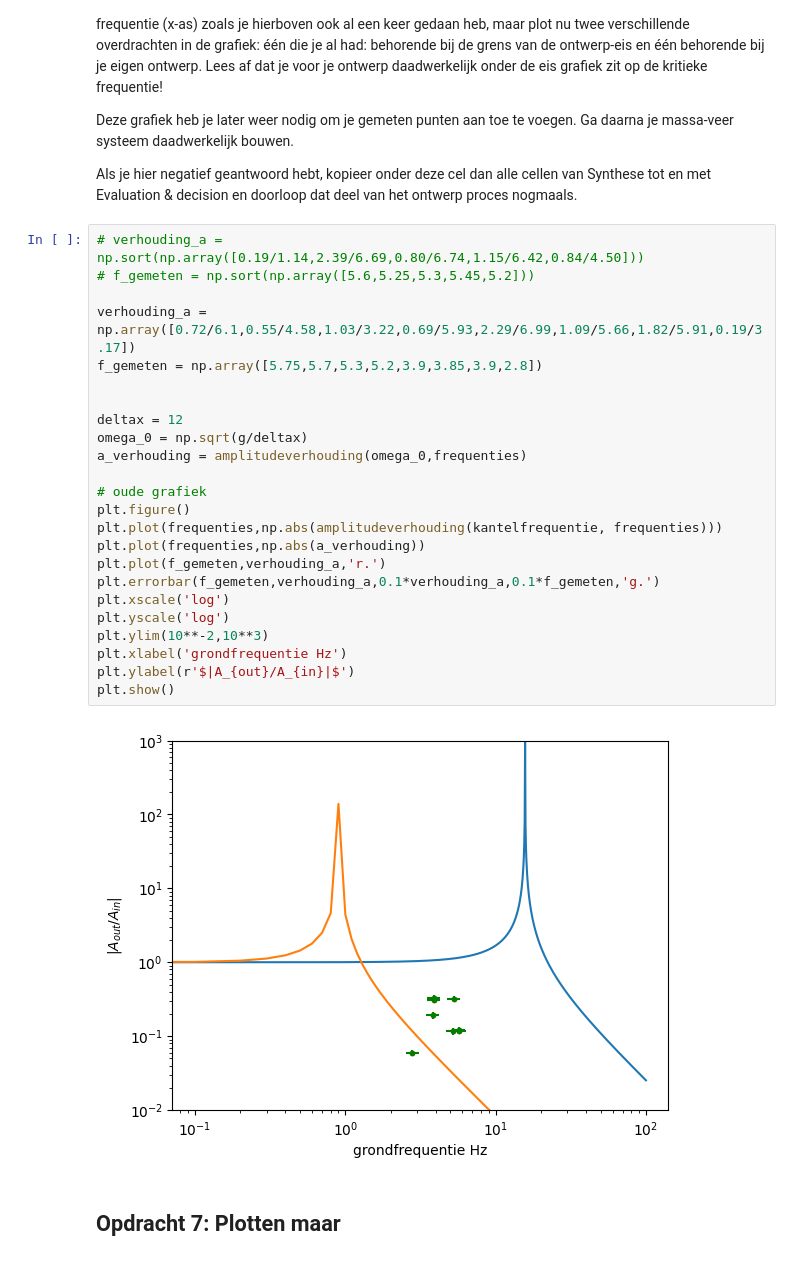
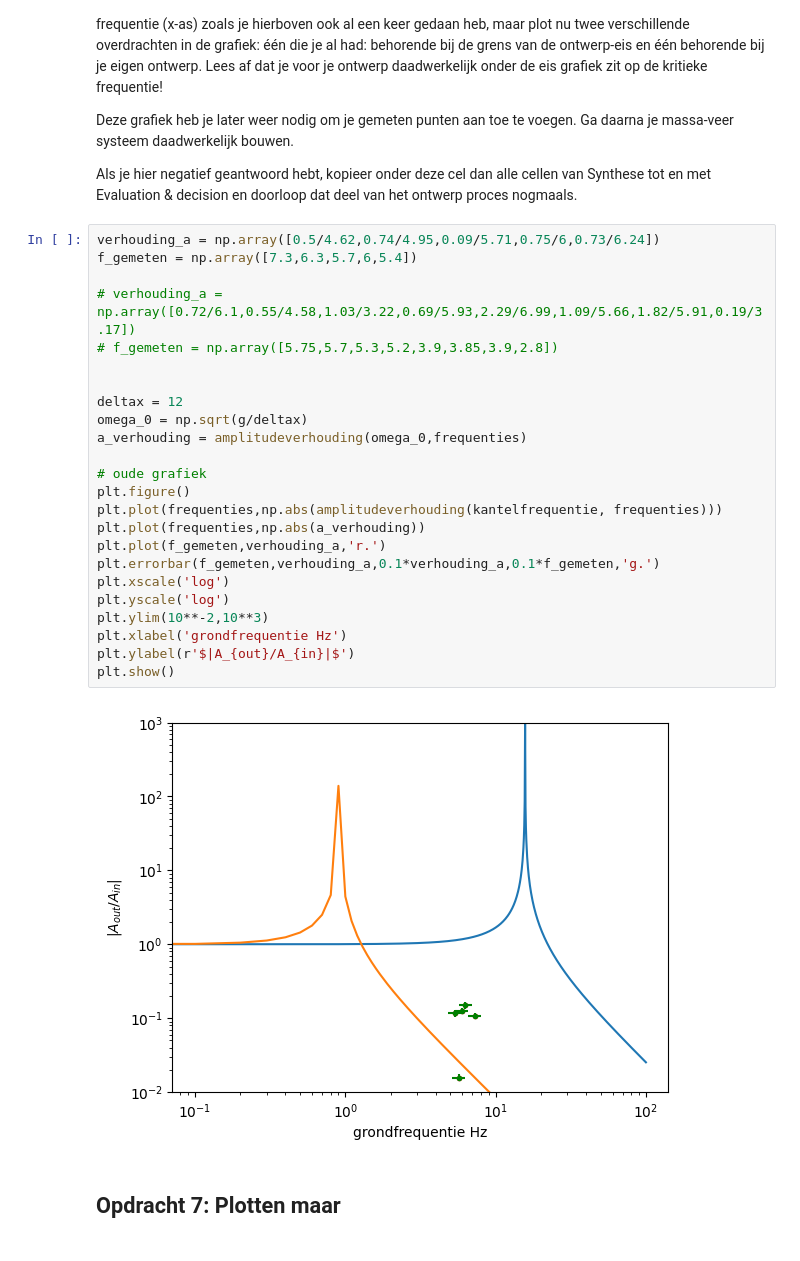
Before and after one commit to sjiemen/DEF_opdrachten_fork, a Jupyter notebook: FysiekeOntwerpopdrachten/5MaakEenOpstellingTrillingsvrij/Ontwerpopdracht5MaakEenOpstellingTrillingsvrijInvulTemplate.ipynb, the cells around one changed output. Cells and saved outputs as stored; diff of their text form.

```diff
--- a/FysiekeOntwerpopdrachten/5MaakEenOpstellingTrillingsvrij/Ontwerpopdracht5MaakEenOpstellingTrillingsvrijInvulTemplate.ipynb
+++ b/FysiekeOntwerpopdrachten/5MaakEenOpstellingTrillingsvrij/Ontwerpopdracht5MaakEenOpstellingTrillingsvrijInvulTemplate.ipynb
@@ -144,31 +144,31 @@ Deze grafiek heb je later weer nodig om je gemeten punten aan toe te voegen. Ga
 
 Als je hier negatief geantwoord hebt, kopieer onder deze cel dan alle cellen van Synthese tot en met Evaluation & decision en doorloop dat deel van het ontwerp proces nogmaals.
 # %%
-# verhouding_a = np.sort(np.array([0.19/1.14,2.39/6.69,0.80/6.74,1.15/6.42,0.84/4.50]))
-# f_gemeten = np.sort(np.array([5.6,5.25,5.3,5.45,5.2]))
+verhouding_a = np.array([0.5/4.62,0.74/4.95,0.09/5.71,0.75/6,0.73/6.24])
+f_gemeten = np.array([7.3,6.3,5.7,6,5.4])
 
-verhouding_a = np.array([0.72/6.1,0.55/4.58,1.03/3.22,0.69/5.93,2.29/6.99,1.09/5.66,1.82/5.91,0.19/3.17])
-f_gemeten = np.array([5.75,5.7,5.3,5.2,3.9,3.85,3.9,2.8])
+# verhouding_a = np.array([0.72/6.1,0.55/4.58,1.03/3.22,0.69/5.93,2.29/6.99,1.09/5.66,1.82/5.91,0.19/3.17])
+# f_gemeten = np.array([5.75,5.7,5.3,5.2,3.9,3.85,3.9,2.8])
 
 
 deltax = 12
 omega_0 = np.sqrt(g/deltax)
 a_verhouding = amplitudeverhouding(omega_0,frequenties)
 
 # oude grafiek
 plt.figure()
 plt.plot(frequenties,np.abs(amplitudeverhouding(kantelfrequentie, frequenties)))
 plt.plot(frequenties,np.abs(a_verhouding))
 plt.plot(f_gemeten,verhouding_a,'r.')
 plt.errorbar(f_gemeten,verhouding_a,0.1*verhouding_a,0.1*f_gemeten,'g.')
 plt.xscale('log')
 plt.yscale('log')
 plt.ylim(10**-2,10**3)
 plt.xlabel('grondfrequentie Hz')
 plt.ylabel(r'$|A_{out}/A_{in}|$')
 plt.show()
 # %% [output]
-[figure, old version]
+[figure, new version]
 # %% [markdown]
 ## Opdracht 7: Plotten maar
 # %%
```
Also changed, not shown: parts of 1 cell of this notebook.
